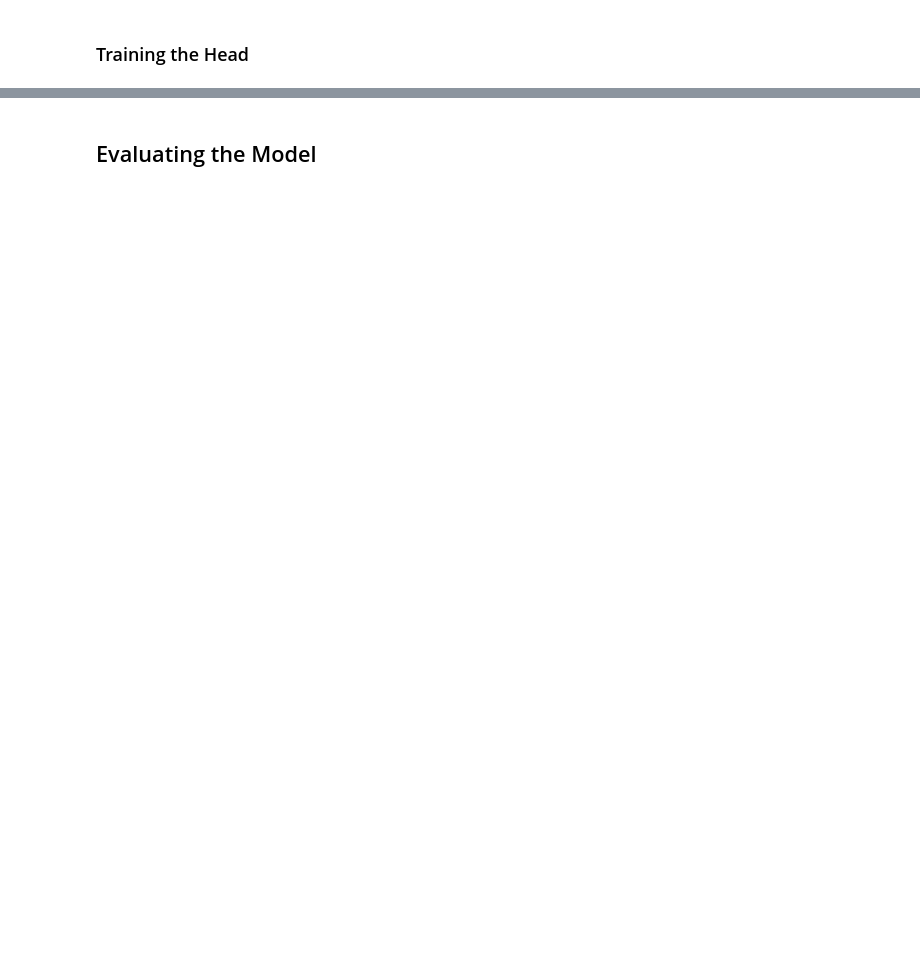
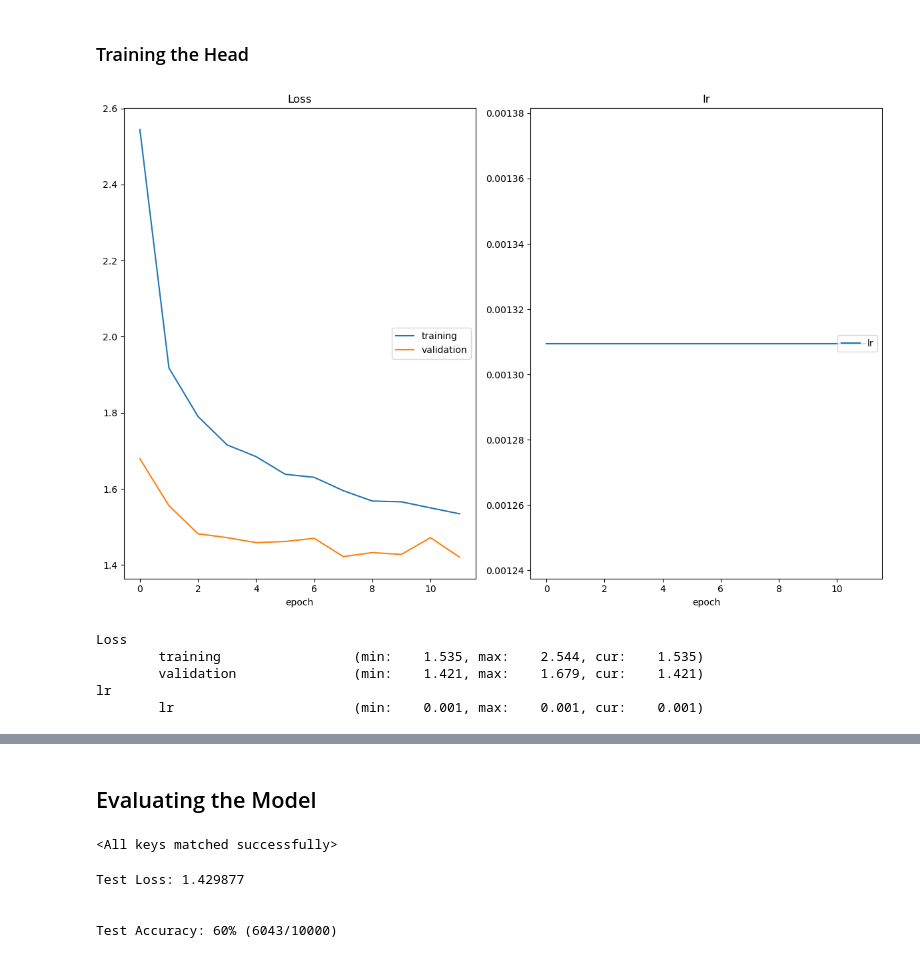
Before and after one commit to gw3ntd/ml2_proj3, a Jupyter notebook: cif100.ipynb, the cells around one changed output, grey strips where cells are left out. Cells and saved outputs as stored; diff of their text form; code cells hidden in the pictures; blank space fills up the shorter version.

```diff
--- a/cif100.ipynb
+++ b/cif100.ipynb
@@ -149,3 +213,18 @@ class Net(nn.Module):
+# %%
+# After hyperparameter tuning:
+hidden_size = 170
+learning_rate = 0.0013095215918183867
+# %%
+model = torchvision.models.resnet50(weights=torchvision.models.ResNet50_Weights.IMAGENET1K_V2)
+
+n_classes = len(classes)
+n_inputs = model.fc.in_features
+
+# Feel free to experiment with more complicated heads
+
+model.fc = nn.Sequential(nn.Linear(n_inputs, hidden_size),
+                         nn.ReLU(),
+                         nn.Linear(hidden_size, n_classes))
 # %% [markdown]
 ### Adjusting the Trainability of Parameters
 - Now we want to make it so that the parameters of the model's backbone are not trainable; this is called freezing the backbone
@@ -178,6 +277,6 @@ sum(p.numel() for p in model.parameters() if p.requires_grad)
 loss = nn.CrossEntropyLoss()
 
 # specify optimizer
-optimizer = torch.optim.Adam(model.parameters(), lr=0.005)
+optimizer = torch.optim.Adam(model.parameters(), lr=learning_rate)
 # %% [markdown]
 ## Train the Model
@@ -355,7 +372,7 @@ def valid_one_epoch(valid_dataloader, model, loss):
 
     return valid_loss
 # %%
-def optimize(data_loaders, model, optimizer, loss, n_epochs, save_path, interactive_tracking=False):
+def optimize(data_loaders, model, optimizer, loss, n_epochs, save_path, patience, interactive_tracking=False):
     # initialize tracker for minimum validation loss
     if interactive_tracking:
         liveloss = PlotLosses()
@@ -365,6 +382,7 @@ def optimize(data_loaders, model, optimizer, loss, n_epochs, save_path, interact
     # Loop over the epochs and keep track of the minimum of the validation loss
     valid_loss_min = None
     logs = {}
+    wait = 0
 
     # A learning rate scheduler
     scheduler = torch.optim.lr_scheduler.ReduceLROnPlateau(optimizer, "min", threshold=0.01)
@@ -388,6 +406,13 @@ def optimize(data_loaders, model, optimizer, loss, n_epochs, save_path, interact
             torch.save(model.state_dict(), save_path)  # -
 
             valid_loss_min = valid_loss
+            wait = 0
+        else:
+            wait +=1
+            if wait >= patience:
+                print("Early stopping!")
+                break
+
 
         # Update learning rate, i.e., make a step in the learning rate scheduler
         scheduler.step(valid_loss)
@@ -402,14 +427,22 @@ def optimize(data_loaders, model, optimizer, loss, n_epochs, save_path, interact
 # %% [markdown]
 ### Training the Head
 # %%
-n_epochs = 5
+n_epochs = 100
 
 optimize(
     data_loaders,
     model,
     optimizer,
     loss,
     n_epochs,
     'cifar10_RN50_pretrained.pt',
+    patience = 5,
     interactive_tracking=True
 )
+# %% [output]
+[figure, added]
+Loss
+        training                 (min:    1.535, max:    2.544, cur:    1.535)
+        validation               (min:    1.421, max:    1.679, cur:    1.421)
+lr
+        lr                       (min:    0.001, max:    0.001, cur:    0.001)
@@ -475,8 +510,15 @@ def one_epoch_test(test_dataloader, model, loss):
     return test_loss, preds, actuals
 # %%
 model.load_state_dict(torch.load('cifar10_RN50_pretrained.pt'))
+# %% [output]
+<All keys matched successfully>
 # %%
 test_loss, preds, actuals = one_epoch_test(data_loaders['test'], model, loss)
+# %% [output]
+Test Loss: 1.429877
+
+
+Test Accuracy: 60% (6043/10000)
 # %%
 def plot_confusion_matrix(pred, truth, classes):
 
```
Also changed, not shown: parts of 11 cells of this notebook, 1 other file.
